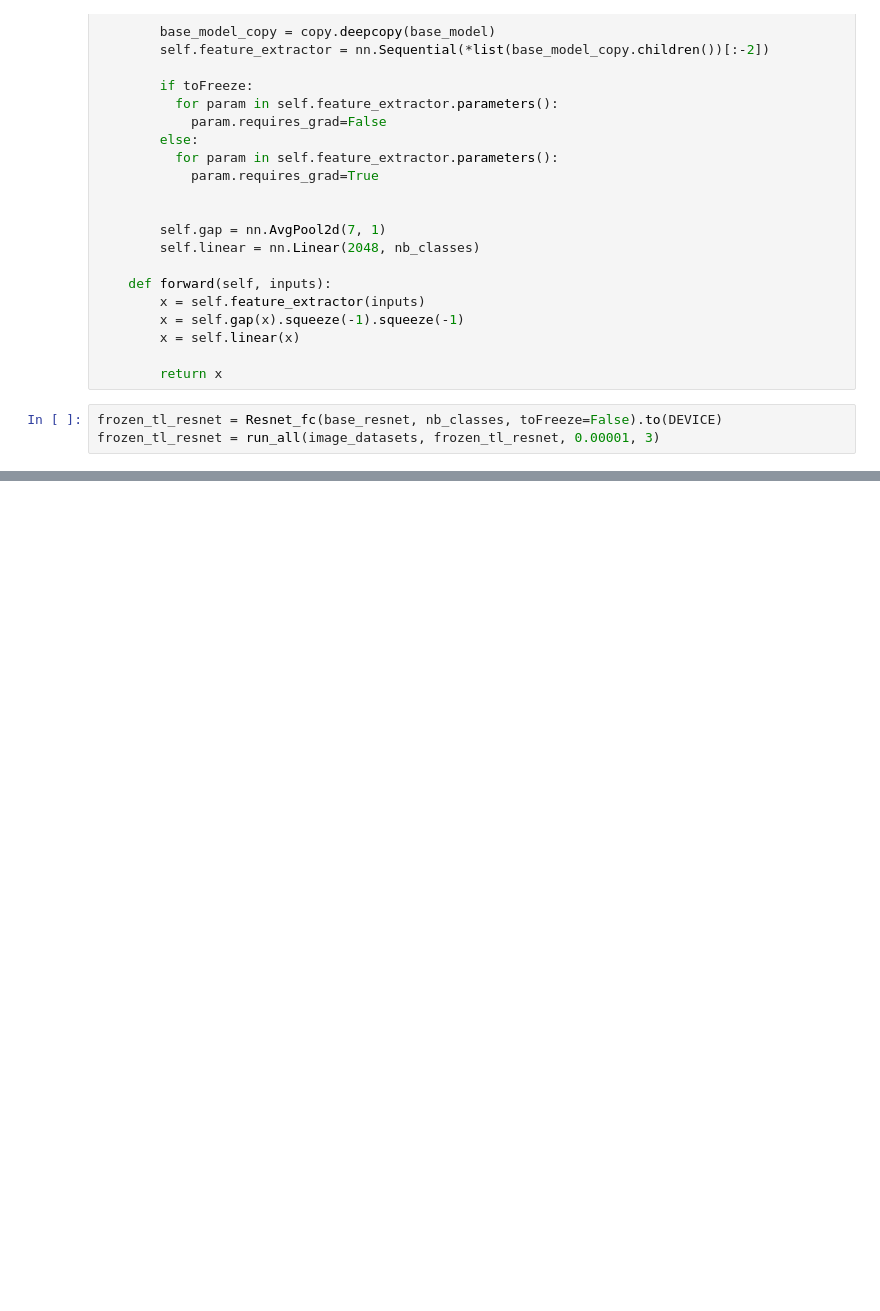
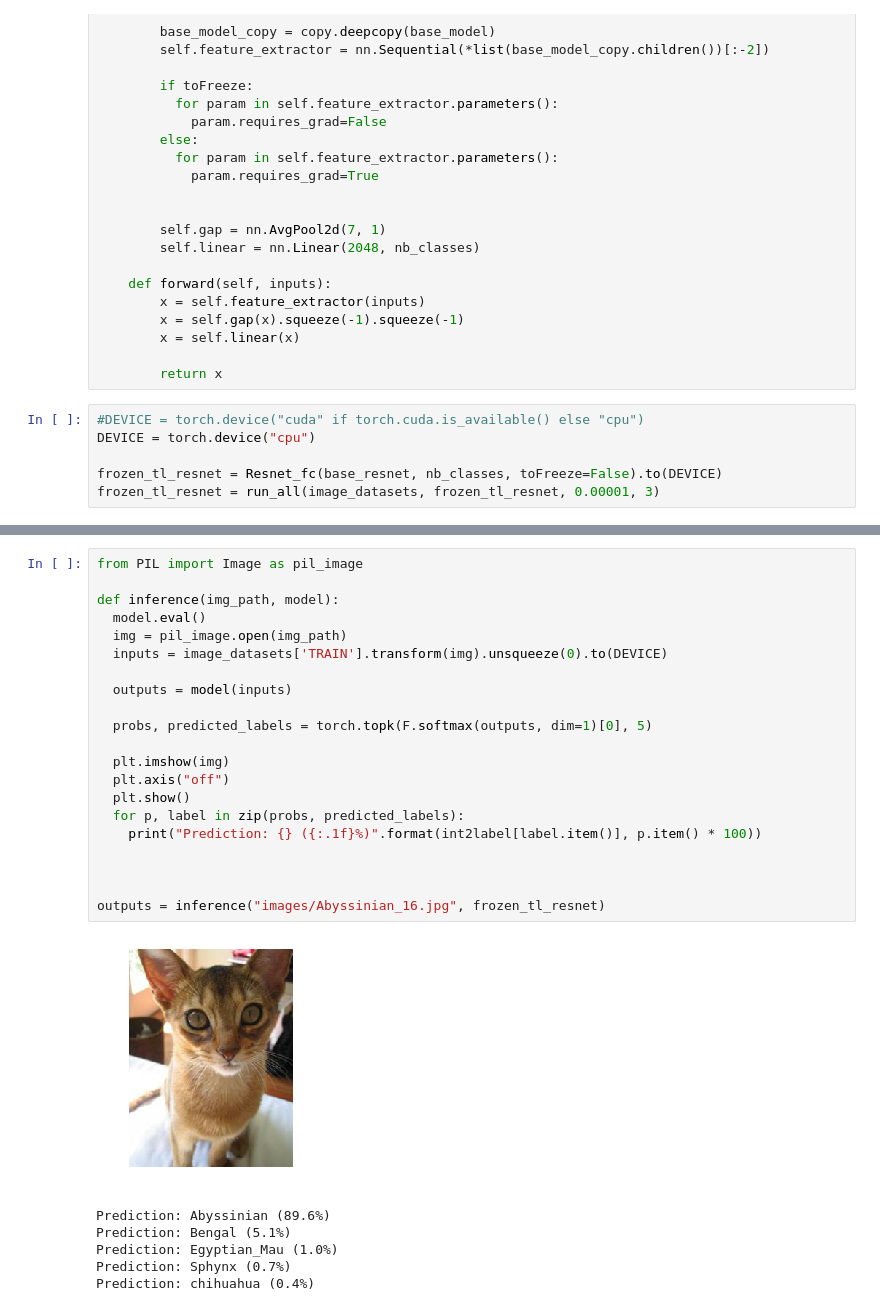
Before and after one commit to learningman7777/CNN-CatClassification, a Jupyter notebook: CatClassification.ipynb, the cells around one changed output, grey strips where cells are left out. Drawn from its saved outputs; the diff is of its cells as text; blank space fills up the shorter version.

```diff
--- a/CatClassification.ipynb
+++ b/CatClassification.ipynb
@@ -500,5 +505,8 @@ class Resnet_fc(nn.Module):
 
         return x
 # %%
+#DEVICE = torch.device("cuda" if torch.cuda.is_available() else "cpu")
+DEVICE = torch.device("cpu")
+
 frozen_tl_resnet = Resnet_fc(base_resnet, nb_classes, toFreeze=False).to(DEVICE)
 frozen_tl_resnet = run_all(image_datasets, frozen_tl_resnet, 0.00001, 3)
@@ -504,0 +541,28 @@ frozen_tl_resnet = run_all(image_datasets, frozen_tl_resnet, 0.00001, 3)
+# %%
+from PIL import Image as pil_image
+
+def inference(img_path, model):
+  model.eval()
+  img = pil_image.open(img_path)
+  inputs = image_datasets['TRAIN'].transform(img).unsqueeze(0).to(DEVICE)
+
+  outputs = model(inputs)
+
+  probs, predicted_labels = torch.topk(F.softmax(outputs, dim=1)[0], 5)
+
+  plt.imshow(img)
+  plt.axis("off")
+  plt.show()
+  for p, label in zip(probs, predicted_labels):
+    print("Prediction: {} ({:.1f}%)".format(int2label[label.item()], p.item() * 100))
+
+
+
+outputs = inference("images/Abyssinian_16.jpg", frozen_tl_resnet)
+# %% [output]
+[figure, added]
+Prediction: Abyssinian (89.6%)
+Prediction: Bengal (5.1%)
+Prediction: Egyptian_Mau (1.0%)
+Prediction: Sphynx (0.7%)
+Prediction: chihuahua (0.4%)
```
Also changed, not shown: parts of 11 cells of this notebook.
